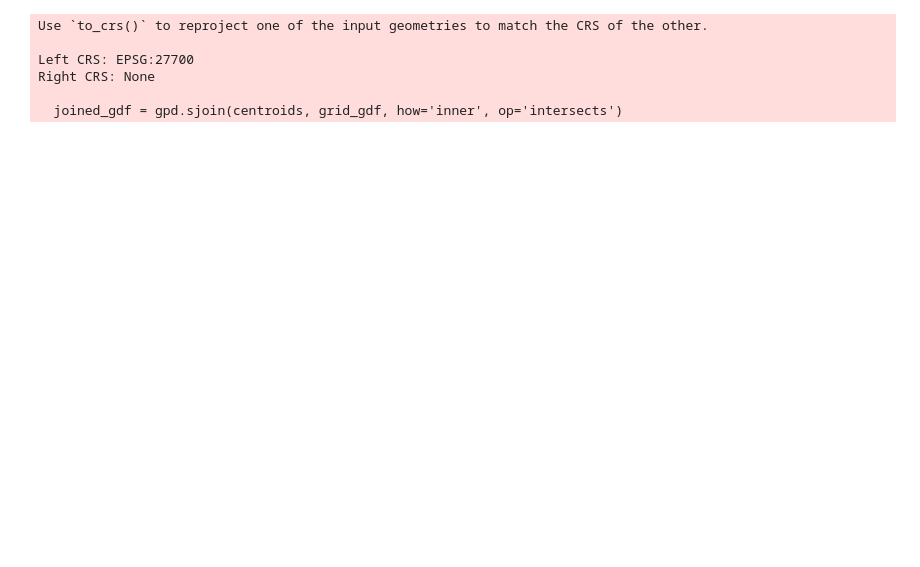
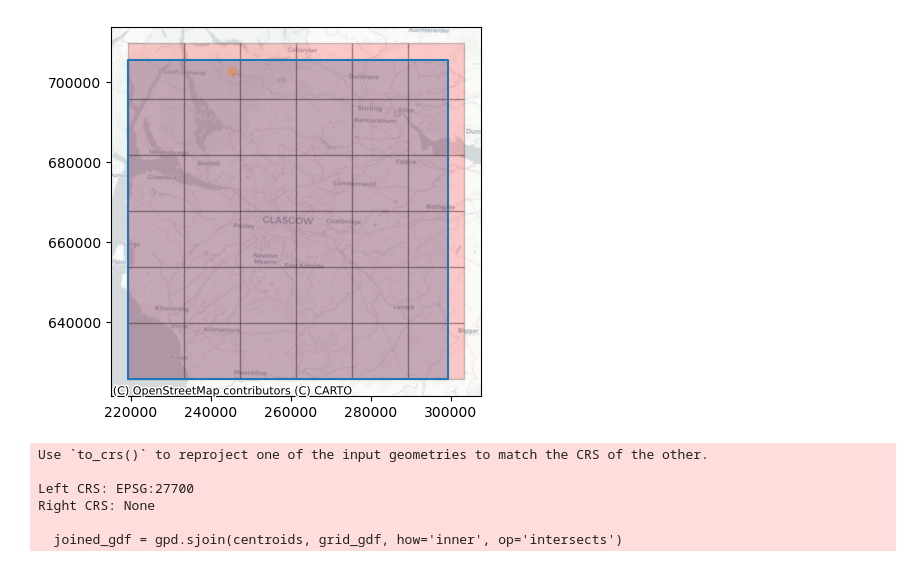
Before and after one commit to virgilxw/Morphology_model_v1, a Jupyter notebook: 2-chunking-tess.ipynb, the cells around one changed output. Drawn from its saved outputs; the diff is of its cells as text; code cells hidden in the pictures; blank space fills up the shorter version.

```diff
--- a/2-chunking-tess.ipynb
+++ b/2-chunking-tess.ipynb
@@ -32,8 +59,8 @@ bounds = gdf.total_bounds  # [minx, miny, maxx, maxy]
 def create_grid(bounds, width, height):
     minx, miny, maxx, maxy = bounds
     grid = []
-    x_range = range(int((maxx - minx) / width))
-    y_range = range(int((maxy - miny) / height))
+    x_range = range(int((maxx - minx) / width)+1)
+    y_range = range(int((maxy - miny) / height)+1)
 
     for x in tqdm(x_range, desc="Creating Grid"):
         x_coord = minx + x * width
@@ -56,0 +94,25 @@ plt.show()
+# %%
+
+
+# Example: Assuming gdf is your GeoDataFrame
+# gdf = gpd.read_file('your_file.geojson') or any other source
+
+# Get the total bounds
+bounds = gdf.total_bounds
+
+# Create a polygon from the bounds
+# The order of points is: bottom-left, top-left, top-right, bottom-right
+polygon = Polygon([(bounds[0], bounds[1]), (bounds[0], bounds[3]),
+                   (bounds[2], bounds[3]), (bounds[2], bounds[1])])
+
+# Optional: Plotting
+fig, ax = plt.subplots()
+x,y = polygon.exterior.xy
+plt.plot(x, y)
+plt.fill(x, y, alpha=0.3)
+grid_gdf.plot(ax=ax, color='red', alpha=0.2, edgecolor='black')
+tessellation[tessellation["uID"] == 0].geometry.centroid.plot(ax=ax, alpha = 0.3)
+ctx.add_basemap(ax, source=ctx.providers.CartoDB.Positron, crs=tessellation.crs)
+plt.show()
+# %% [output]
+[figure, added]
```
Also changed, not shown: parts of 35 cells of this notebook, 1 other file.
